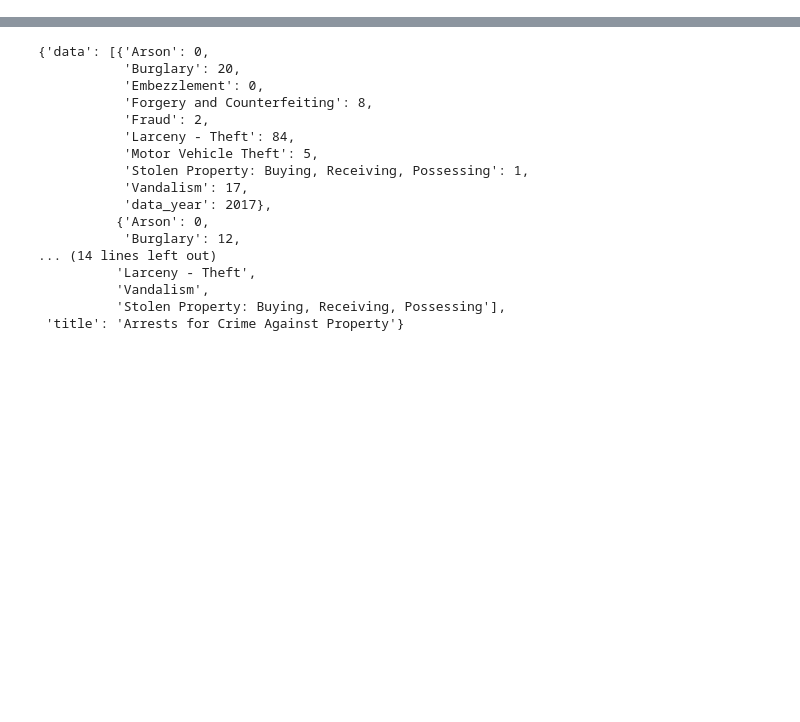
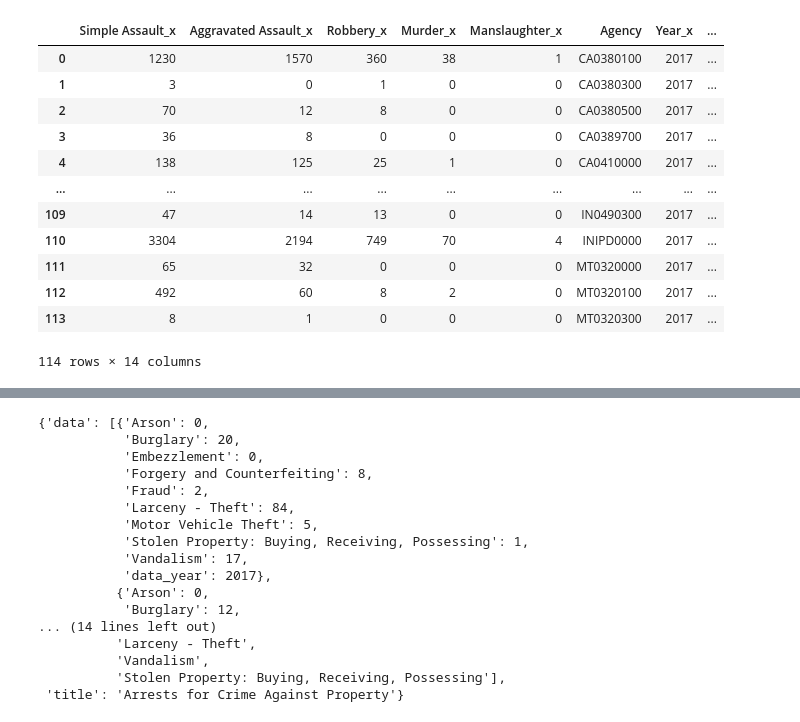
Before and after one commit to Mikelmillz/Group_Project_1_Private_Invest, a Jupyter notebook: Mainbranch/ ShaunaFolder/ ShaunaFolder/FBI_code_start.ipynb, the cells around one changed output, grey strips where cells are left out. Saved outputs shown, nothing was run; the diff lists cells and outputs as text; code cells hidden in the pictures; blank space fills up the shorter version.

```diff
--- a/Mainbranch/ ShaunaFolder/ ShaunaFolder/FBI_code_start.ipynb
+++ b/Mainbranch/ ShaunaFolder/ ShaunaFolder/FBI_code_start.ipynb
@@ -77,0 +76,33 @@ NOT SPECIFIED is not a county in San Fran
+# %%
+state_name
+
+test5 = {
+    "State Name":state_name,
+    "Agency": agency
+}
+
+test_df = pd.DataFrame(test5)
+test_df
+
+empty_cities = []
+
+for index, row in test_df.iterrows():
+    if row['State Name']=="California":
+        empty_cities.append("San Francisco, CA")
+    if row['State Name']=="Minnesota":
+        empty_cities.append("Virginia, MN")
+    if row['State Name']=="Washington":
+        empty_cities.append("Seattle, WA")
+    if row['State Name']=="Ohio":
+        empty_cities.append("Cleveland, OH")
+    if row['State Name']=="Texas":
+        empty_cities.append("Dallas, TX")
+    if row['State Name']=="Indiana":
+        empty_cities.append("Indianapolis, IN")
+    if row['State Name']=="Montana":
+        empty_cities.append("Missoula, MT")
+
+test_df['City Name'] = empty_cities
+
+test_df = test_df[['City Name', 'Agency']]
+test_df
@@ -77,0 +290,17 @@ NOT SPECIFIED is not a county in San Fran
+# %%
+final_crime = pd.merge(crime_df2017, crime_df2021, how="inner", on =["Agency", "City Name"])
+final_crime
+# %% [output]
+|  | Simple Assault_x | Aggravated Assault_x | Robbery_x | Murder_x | Manslaughter_x | Agency | Year_x | ... |
+| 0 | 1230 | 1570 | 360 | 38 | 1 | CA0380100 | 2017 | ... |
+| 1 | 3 | 0 | 1 | 0 | 0 | CA0380300 | 2017 | ... |
+| 2 | 70 | 12 | 8 | 0 | 0 | CA0380500 | 2017 | ... |
+| 3 | 36 | 8 | 0 | 0 | 0 | CA0389700 | 2017 | ... |
+| 4 | 138 | 125 | 25 | 1 | 0 | CA0410000 | 2017 | ... |
+| ... | ... | ... | ... | ... | ... | ... | ... | ... |
+| 109 | 47 | 14 | 13 | 0 | 0 | IN0490300 | 2017 | ... |
+| 110 | 3304 | 2194 | 749 | 70 | 4 | INIPD0000 | 2017 | ... |
+| 111 | 65 | 32 | 0 | 0 | 0 | MT0320000 | 2017 | ... |
+| 112 | 492 | 60 | 8 | 2 | 0 | MT0320100 | 2017 | ... |
+| 113 | 8 | 1 | 0 | 0 | 0 | MT0320300 | 2017 | ... |
+114 rows × 14 columns
```
Also changed, not shown: parts of 13 cells of this notebook.
